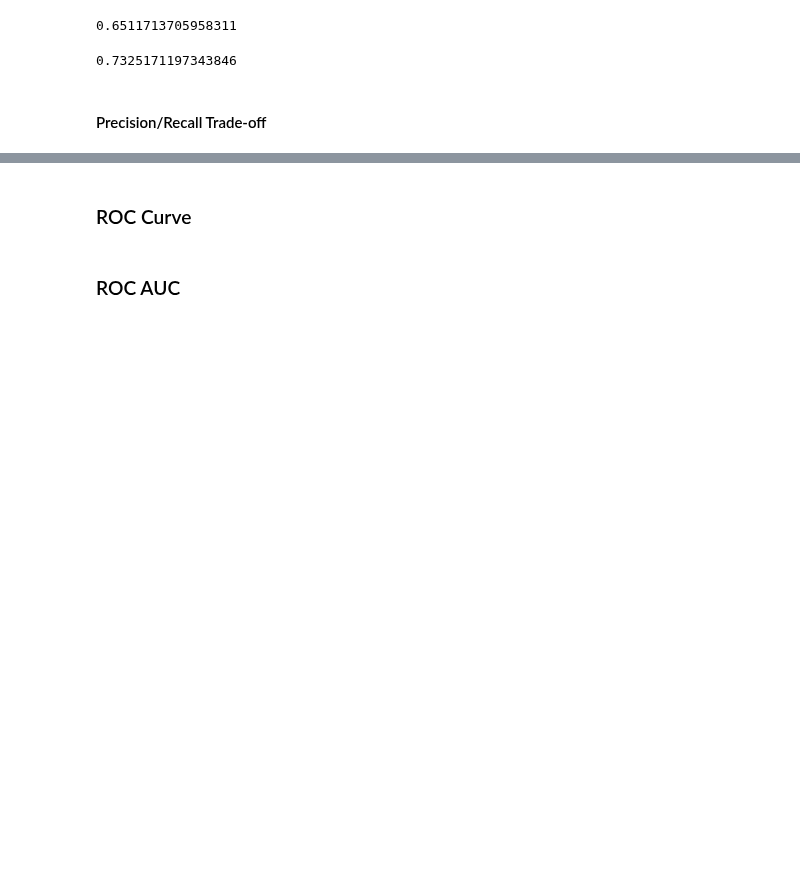
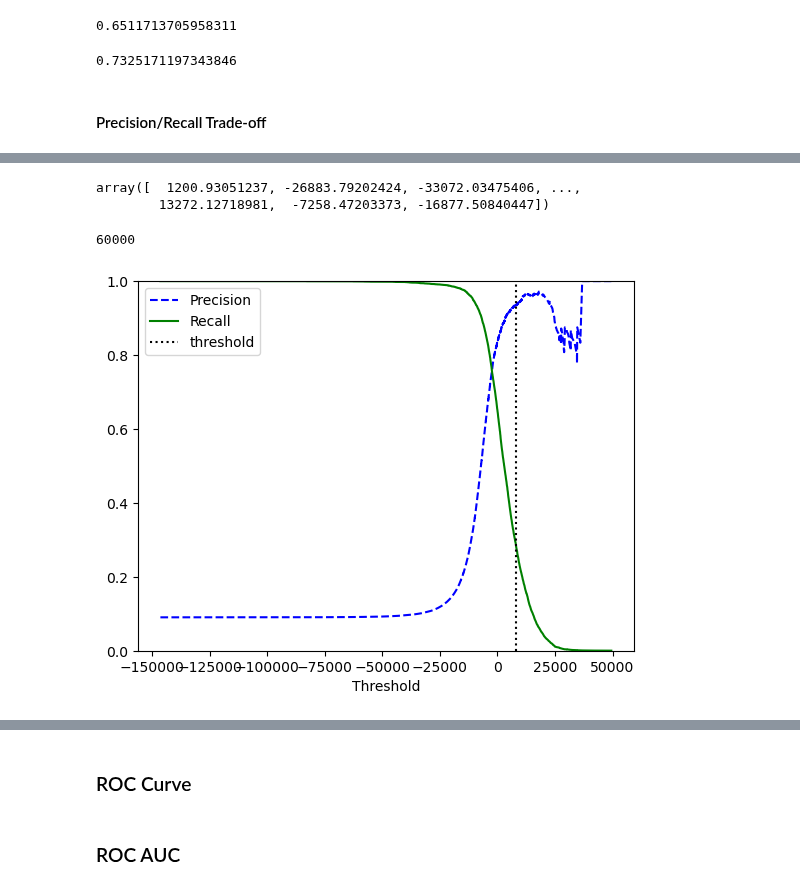
Before and after one commit to ericlau1987/hands_on_machine_learning_sklearn_keras_tensorflow, a Jupyter notebook: src/chapter3_classification/codes.ipynb, the cells around one changed output, grey strips where cells are left out. Saved outputs shown, nothing was run; the diff lists cells and outputs as text; code cells hidden in the pictures; blank space fills up the shorter version.

```diff
--- a/src/chapter3_classification/codes.ipynb
+++ b/src/chapter3_classification/codes.ipynb
@@ -161,17 +167,27 @@ y_some_digit_pred
 # %%
-y_scores = cross_val_predict(sgd_clf, X_train, y_train_5, cv=3, method='decision_function')
+y_scores = cross_val_predict(sgd_clf, X_train, y_train_5, cv=3, method='decision_function', n_jobs=-1)
 y_scores
+# %% [output]
+array([  1200.93051237, -26883.79202424, -33072.03475406, ...,
+        13272.12718981,  -7258.47203373, -16877.50840447])
+# %%
+len(y_scores)
+# %% [output]
+60000
 # %%
 from sklearn.metrics import precision_recall_curve
 
 precisions, recalls, thresholds = precision_recall_curve(y_train_5, y_scores)
 
 def plot_precision_recall_vs_threshold(precisions, recalls, thresholds):
     plt.plot(thresholds, precisions[:-1], "b--", label="Precision")
     plt.plot(thresholds, recalls[:-1], "g-", label="Recall")
+    plt.vlines(threshold, 0, 1.0, "k", "dotted", label="threshold")
     plt.xlabel("Threshold")
     plt.legend(loc="upper left")
     plt.ylim([0, 1])
 
 plot_precision_recall_vs_threshold(precisions, recalls, thresholds)
 plt.show()
+# %% [output]
+[figure, added]
```
Also changed, not shown: parts of 8 cells of this notebook.
